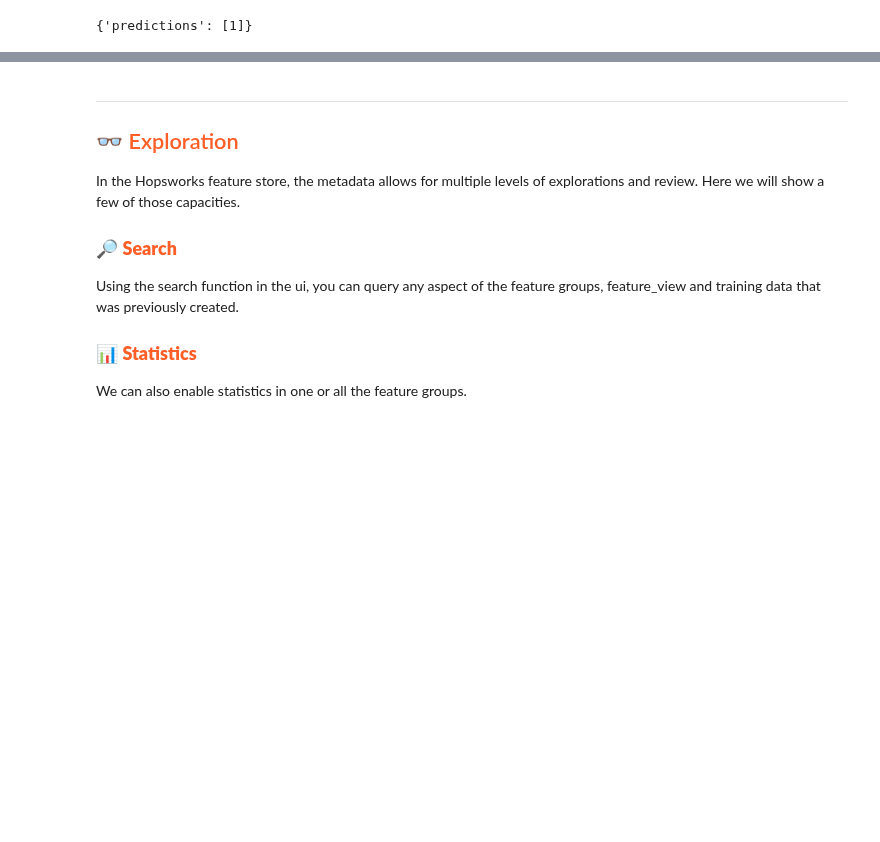
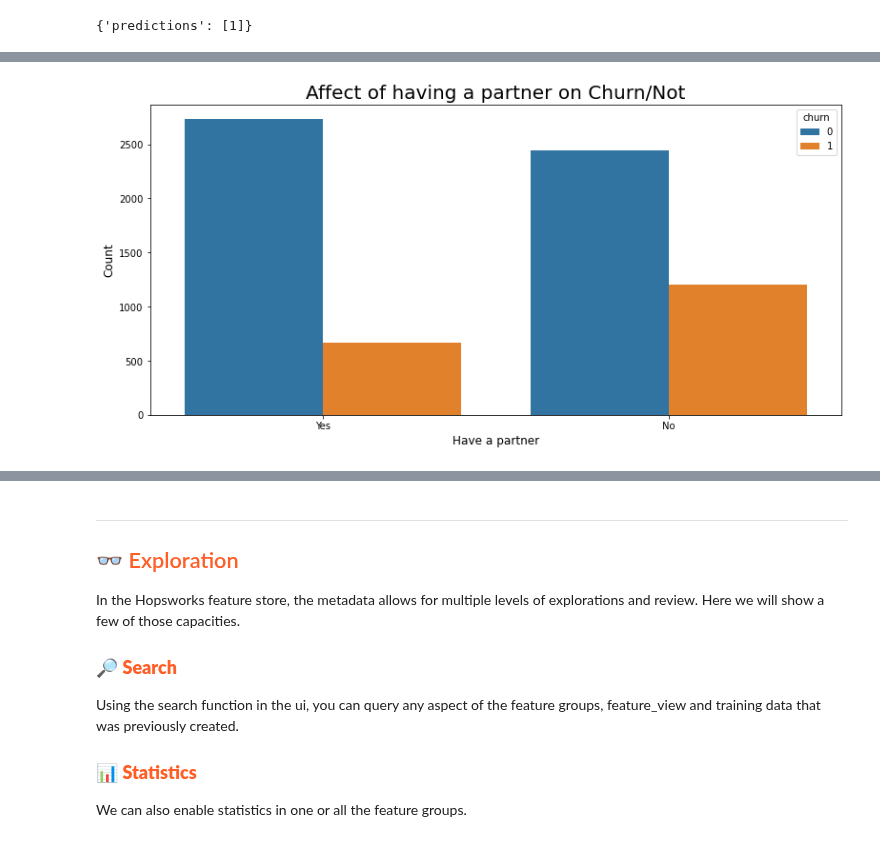
Before and after one commit to logicalclocks/hopsworks-tutorials, a Jupyter notebook: churn/3_model_training.ipynb, the cells around one changed output, grey strips where cells are left out. Cells and saved outputs as stored; diff of their text form; code cells hidden in the pictures; blank space fills up the shorter version.

```diff
--- a/churn/3_model_training.ipynb
+++ b/churn/3_model_training.ipynb
@@ -273,0 +355,16 @@ If you want to run a StreamLit App - use the next command in terminal in **proje
+# %%
+plt.figure(figsize = (13,6))
+
+sns.countplot(
+    data = df_all,
+    x = 'partner',
+    hue = 'churn'
+)
+
+plt.title('Affect of having a partner on Churn/Not', fontsize = 20)
+plt.xlabel("Have a partner", fontsize = 12)
+plt.ylabel('Count', fontsize = 12)
+
+plt.show()
+# %% [output]
+[figure, added]
```
Also changed, not shown: parts of 13 cells of this notebook, 1 other file.
